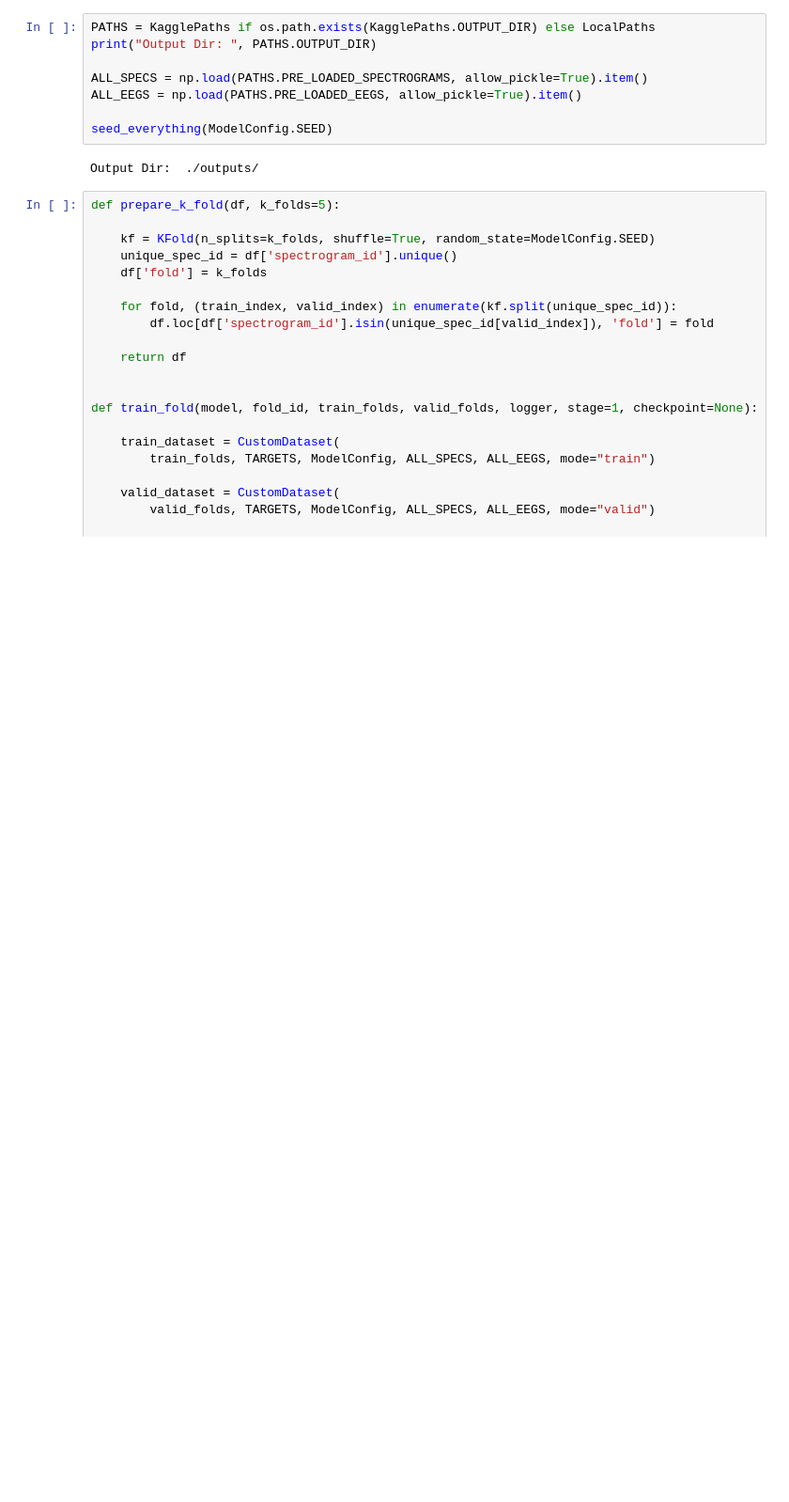
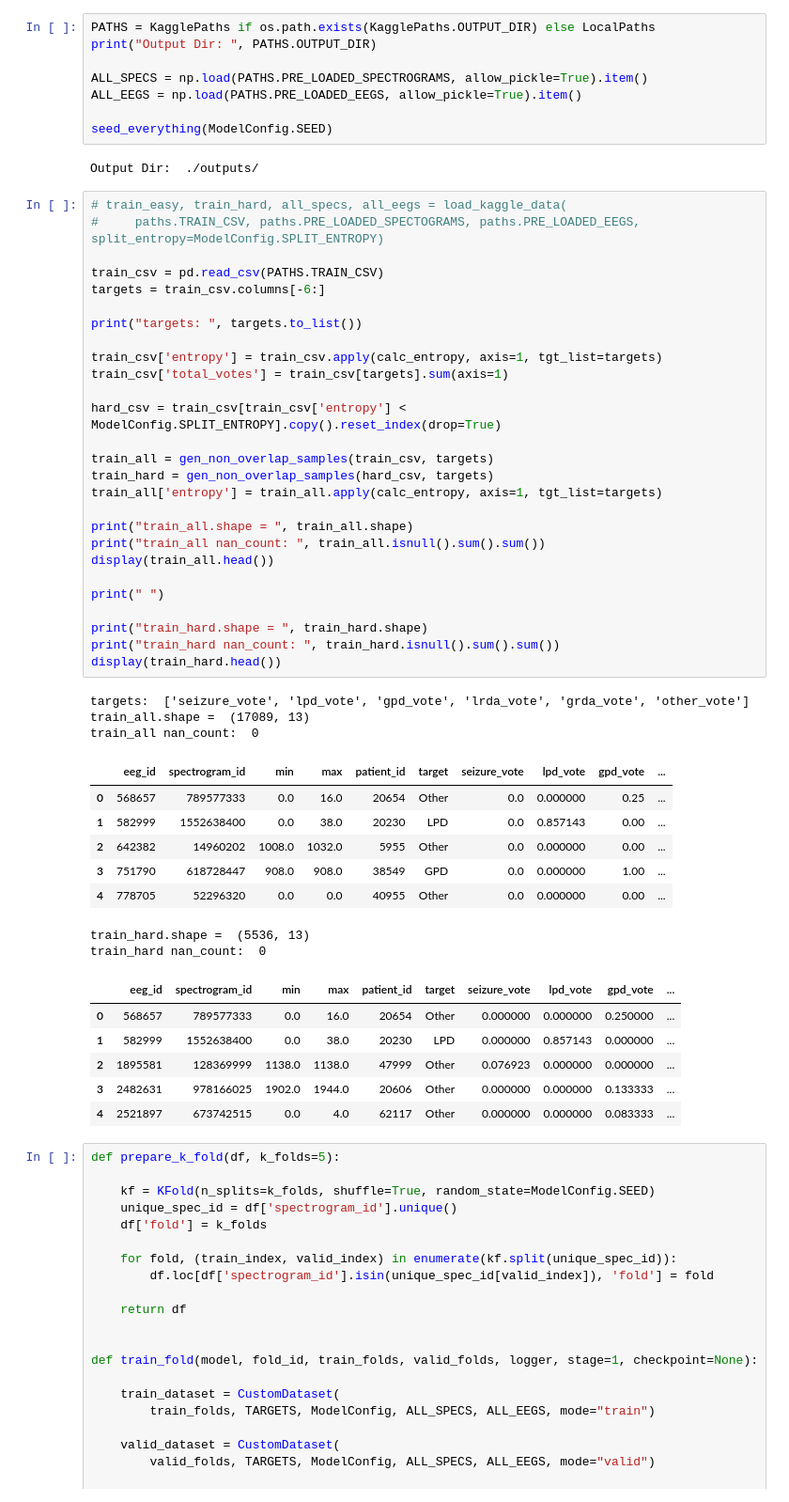
Before and after one commit to AzimuthLI/kaggle_hms, a Jupyter notebook: train_hms_two_stage.ipynb, the cells around one changed output. Shown at 94% size. Drawn from its saved outputs; the diff is of its cells as text; blank space fills up the shorter version.

```diff
--- a/train_hms_two_stage.ipynb
+++ b/train_hms_two_stage.ipynb
@@ -38,6 +38,51 @@ ALL_EEGS = np.load(PATHS.PRE_LOADED_EEGS, allow_pickle=True).item()
 seed_everything(ModelConfig.SEED)
 # %% [output]
 Output Dir:  ./outputs/
+# %%
+# train_easy, train_hard, all_specs, all_eegs = load_kaggle_data(
+#     paths.TRAIN_CSV, paths.PRE_LOADED_SPECTOGRAMS, paths.PRE_LOADED_EEGS, split_entropy=ModelConfig.SPLIT_ENTROPY)
+
+train_csv = pd.read_csv(PATHS.TRAIN_CSV)
+targets = train_csv.columns[-6:]
+
+print("targets: ", targets.to_list())
+
+train_csv['entropy'] = train_csv.apply(calc_entropy, axis=1, tgt_list=targets)
+train_csv['total_votes'] = train_csv[targets].sum(axis=1)
+
+hard_csv = train_csv[train_csv['entropy'] < ModelConfig.SPLIT_ENTROPY].copy().reset_index(drop=True)
+
+train_all = gen_non_overlap_samples(train_csv, targets)
+train_hard = gen_non_overlap_samples(hard_csv, targets)
+train_all['entropy'] = train_all.apply(calc_entropy, axis=1, tgt_list=targets)
+
+print("train_all.shape = ", train_all.shape)
+print("train_all nan_count: ", train_all.isnull().sum().sum())
+display(train_all.head())
+
+print(" ")
+
+print("train_hard.shape = ", train_hard.shape)
+print("train_hard nan_count: ", train_hard.isnull().sum().sum())
+display(train_hard.head())
+# %% [output]
+targets:  ['seizure_vote', 'lpd_vote', 'gpd_vote', 'lrda_vote', 'grda_vote', 'other_vote']
+train_all.shape =  (17089, 13)
+train_all nan_count:  0
+|  | eeg_id | spectrogram_id | min | max | patient_id | target | seizure_vote | lpd_vote | gpd_vote | ... |
+| 0 | 568657 | 789577333 | 0.0 | 16.0 | 20654 | Other | 0.0 | 0.000000 | 0.25 | ... |
+| 1 | 582999 | 1552638400 | 0.0 | 38.0 | 20230 | LPD | 0.0 | 0.857143 | 0.00 | ... |
+| 2 | 642382 | 14960202 | 1008.0 | 1032.0 | 5955 | Other | 0.0 | 0.000000 | 0.00 | ... |
+| 3 | 751790 | 618728447 | 908.0 | 908.0 | 38549 | GPD | 0.0 | 0.000000 | 1.00 | ... |
+| 4 | 778705 | 52296320 | 0.0 | 0.0 | 40955 | Other | 0.0 | 0.000000 | 0.00 | ... |
+train_hard.shape =  (5536, 13)
+train_hard nan_count:  0
+|  | eeg_id | spectrogram_id | min | max | patient_id | target | seizure_vote | lpd_vote | gpd_vote | ... |
+| 0 | 568657 | 789577333 | 0.0 | 16.0 | 20654 | Other | 0.000000 | 0.000000 | 0.250000 | ... |
+| 1 | 582999 | 1552638400 | 0.0 | 38.0 | 20230 | LPD | 0.000000 | 0.857143 | 0.000000 | ... |
+| 2 | 1895581 | 128369999 | 1138.0 | 1138.0 | 47999 | Other | 0.076923 | 0.000000 | 0.000000 | ... |
+| 3 | 2482631 | 978166025 | 1902.0 | 1944.0 | 20606 | Other | 0.000000 | 0.000000 | 0.133333 | ... |
+| 4 | 2521897 | 673742515 | 0.0 | 4.0 | 62117 | Other | 0.000000 | 0.000000 | 0.083333 | ... |
 # %%
 def prepare_k_fold(df, k_folds=5):
 
```
Also changed, not shown: parts of 3 cells of this notebook, 6 other files.
